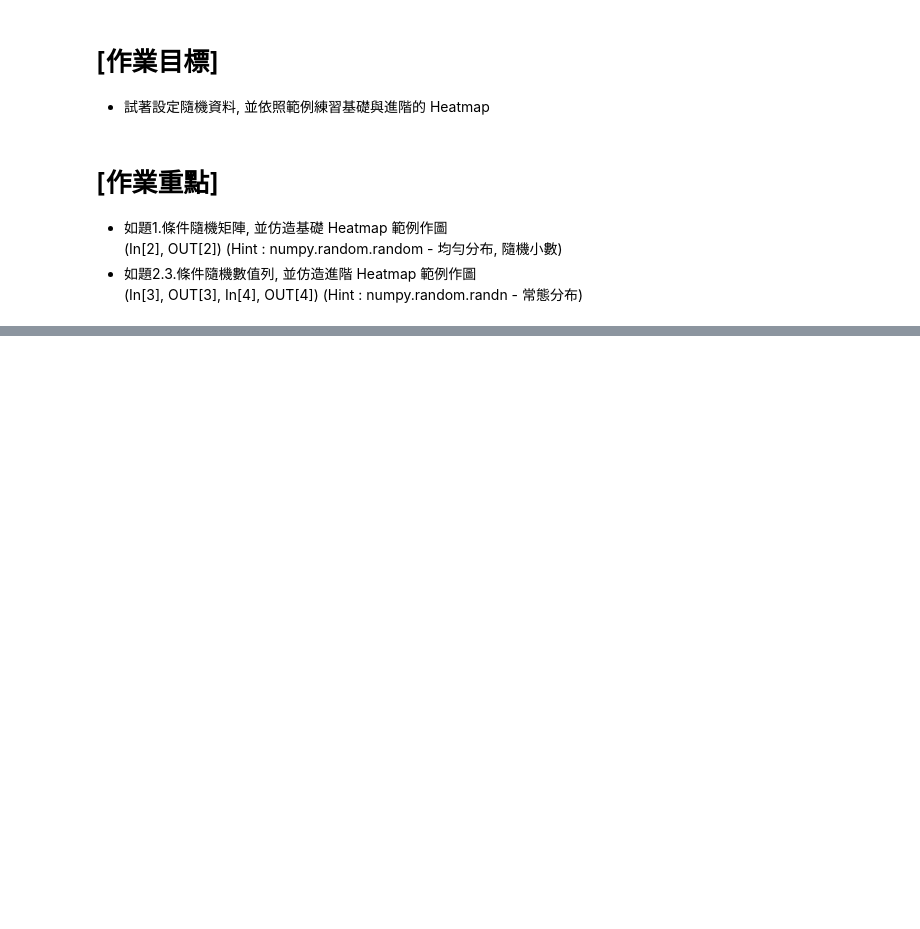
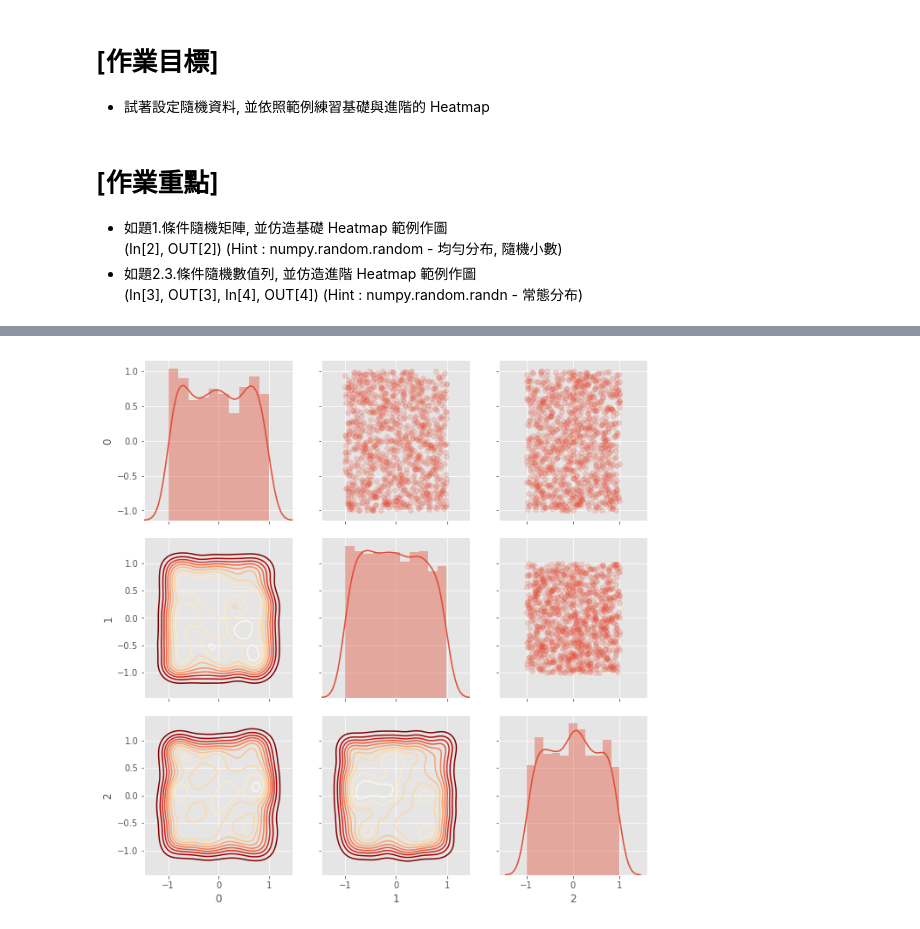
Before and after one commit to gd8526/2nd-ML100Days, a Jupyter notebook: homework/Day_015_HW.ipynb, the cells around one changed output, grey strips where cells are left out. Saved outputs shown, nothing was run; the diff lists cells and outputs as text; code cells hidden in the pictures; blank space fills up the shorter version.

```diff
--- a/homework/Day_015_HW.ipynb
+++ b/homework/Day_015_HW.ipynb
@@ -44,22 +71,26 @@ ncol = 3
 """
 Your Code Here
 """
-matrix =
+matrix = np.random.uniform(-1,1,[nrow,ncol])
+
 
 # 隨機給予 0, 1, 2 三種標籤
 indice = np.random.choice([0,1,2], size=nrow)
-plot_data = pd.DataFrame(matrix, indice).reset_index()
+plot_data = pd.DataFrame(matrix, indice)
 
 # 繪製 seborn 進階 Heatmap
-grid = sns.PairGrid(data = plot_data, size = 3, diag_sharey=False,
-                    hue = 'index', vars = [x for x in list(plot_data.columns) if x != 'index'])
+grid = sns.PairGrid(data = plot_data, size = 3, diag_sharey=False)
 """
 Your Code Here
 Please replace "..." to correct plot function
 """
-grid.map_upper(... , alpha = 0.2)
-grid.map_diag(... )
-grid.map_lower(... , cmap = plt.cm.OrRd_r)
+# 上半部為 scatter
+grid.map_upper(plt.scatter , alpha = 0.2)
+# 對角線畫 histogram
+grid.map_diag(sns.distplot)
+# 下半部放 density plot
+grid.map_lower(sns.kdeplot , cmap = plt.cm.OrRd_r)
+
 
 plt.show()
 # %% [output]
@@ -67,3 +97,4 @@ SyntaxError: invalid syntax (<ipython-input-5-e6714f22a316>, line 6)
+[figure, added]
 # %%
 nrow = 1000
 ncol = 3
```
Also changed, not shown: parts of 4 cells of this notebook, 1 other file.
